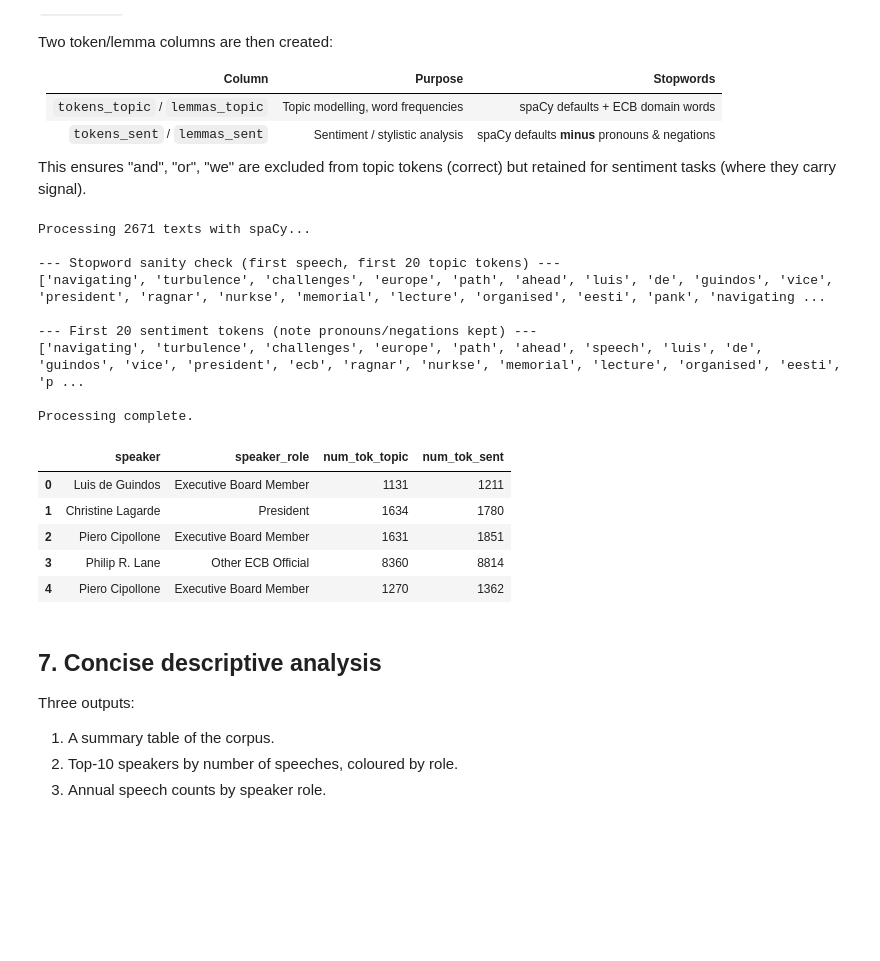
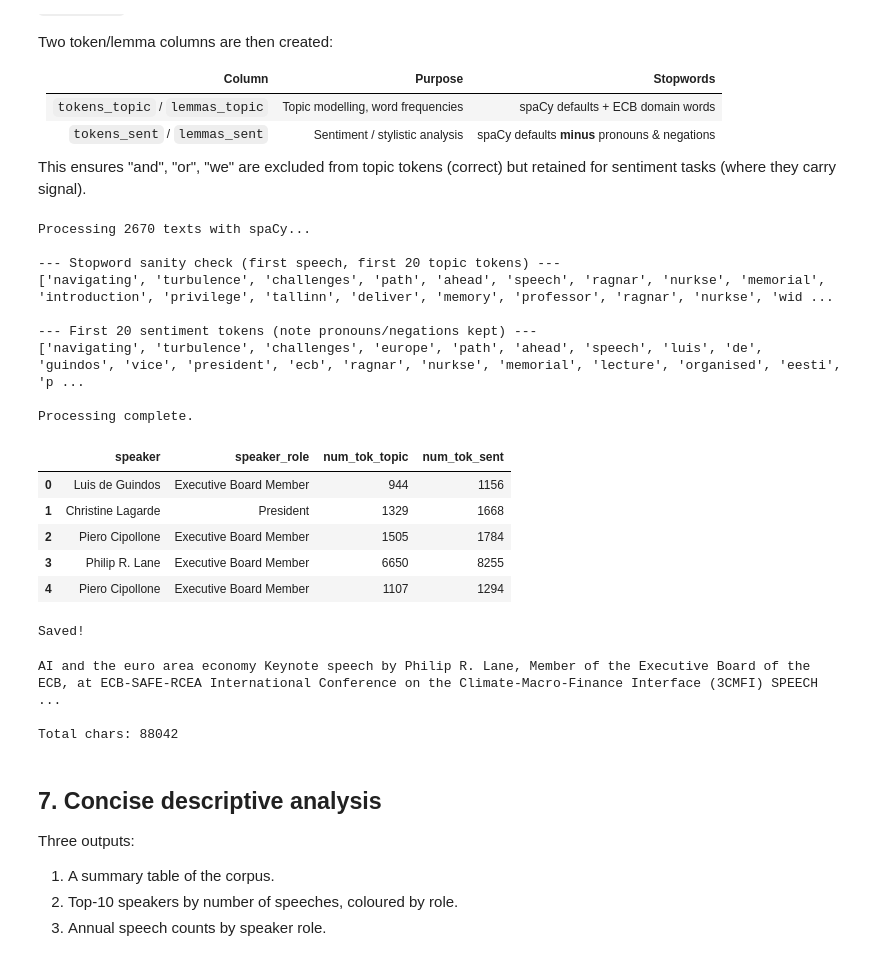
Before and after one commit to maximiliansteinecon/NLP_ECB_SPEECHES, a Jupyter notebook: ecb_speeches_full_project.ipynb, the cells around one changed output. Cells and saved outputs as stored; diff of their text form; code cells hidden in the pictures; blank space fills up the shorter version.

Commit message:
Ran and modified some parts until section 7

```diff
--- a/ecb_speeches_full_project.ipynb
+++ b/ecb_speeches_full_project.ipynb
@@ -209,3 +300,16 @@ Rows retained after all cleaning: 2834  (dropped 2 from original)
 | 0 | 2026-03-26 | Luis de Guindos | Navigating turbulence: challenges... | Navigating turbulence: challenges... |
 | 1 | 2026-03-25 | Christine Lagarde | Navigating energy shocks: risks a... | Navigating energy shocks: risks a... |
 | 2 | 2026-03-24 | Piero Cipollone | The digital euro: preparing for a... | The digital euro: preparing for a... |
+# %%
+print(df["speakers"].isna().sum())
+print(df[df["speakers"] == "nan"][["date", "title"]].head())
+# 2/3 have German titles
+
+df["speakers"] = df["speakers"].replace("nan", pd.NA)
+print(f"Rows with missing speakers: {df['speakers'].isna().sum()}")
+
+# Dropping the rows with no speaker identified
+n_before = len(df)
+df = df.dropna(subset=["speakers"]).reset_index(drop=True)
+print(f"Dropped {n_before - len(df)} rows with missing speakers")
+print(f"Remaining: {len(df)} speeches")
@@ -311,6 +434,8 @@ ROLE_MAP = {
     "Isabel Schnabel":             "Executive Board Member",
     "Luis de Guindos":             "Executive Board Member",
     "Philip Lane":                 "Executive Board Member",
+    # Due to variations in naming:
+    "Philip R. Lane":              "Executive Board Member",
     "Fabio Panetta":               "Executive Board Member",
     "Frank Elderson":              "Executive Board Member",
     "Lorenzo Bini Smaghi":         "Executive Board Member",
@@ -324,8 +449,17 @@ ROLE_MAP = {
     "Vítor Constâncio":            "Executive Board Member",
     "Vitor Constancio":            "Executive Board Member",
     "Benoît Coeuré":               "Executive Board Member",
+    "Benoît Cœuré":                "Executive Board Member",
     "Peter Praet":                 "Executive Board Member",
     "Yves Mersch":                 "Executive Board Member",
+    # I added these based on their past roles; but if you thought of this section differently
+    # like only the present board members, we can delete them:
+    "Lucas Papademos":             "Executive Board Member",  # Vice-President 2002-2010
+    "Sabine Lautenschläger":       "Executive Board Member",  # 2014-2019
+    "Christian Noyer":             "Executive Board Member",  # Vice-President 1998-2002
+    "Tommaso Padoa-Schioppa":      "Executive Board Member",  # founding member 1998-2005
+    "Sirkka Hämäläinen":           "Executive Board Member",  # 1998-2003
+    "Jörg Asmussen":               "Executive Board Member",  # 2012-2014
 }
 
 df_exp["speaker_role"] = df_exp["speaker"].map(ROLE_MAP).fillna("Other ECB Official")
@@ -379,6 +520,13 @@ df_exp["text_clean"] = df_exp["textraw"].apply(clean_text)
 # ── Stopword sets ──
 DOMAIN_SW = {
     "european", "central", "bank", "ecb", "euro", "area",
+    # These seem to be very common in the speeches but not very informative for topic analysis:
+    "policy", "monetary", "economy", "economic",
+    "financial", "price", "growth",
+    "vice", "president", "lecture", "organised",
+    "march", "january", "february", "april", "may", "june",
+    "july", "august", "september", "october", "november", "december"
+    #
     "speech", "remarks", "conference", "panel",
     "opening", "closing", "welcome", "thank", "thanks",
     "today", "tonight", "morning", "afternoon", "evening",
@@ -397,46 +545,73 @@ n_tok_t, n_lem_t, n_tok_s, n_lem_s = [], [], [], []
 texts = df_exp["text_clean"].tolist()
 print(f"Processing {len(texts)} texts with spaCy...")
 
+# I modified this section because of the suffixes and the things like "de", "nurkse" etc. that were being kept as tokens but are not
+#  very informative. I also kept pronouns and negations in the sentiment tokens, as they may be important for sentiment analysis.
 for doc in nlp.pipe(texts, batch_size=64):
-    tt = [t.text  for t in doc if not t.is_punct and not t.is_space and t.text  not in stopwords_topic]
-    lt = [t.lemma_ for t in doc if not t.is_punct and not t.is_space and t.lemma_ not in stopwords_topic]
-    ts = [t.text  for t in doc if not t.is_punct and not t.is_space and t.text  not in stopwords_sent]
-    ls = [t.lemma_ for t in doc if not t.is_punct and not t.is_space and t.lemma_ not in stopwords_sent]
+    tt = [t.text  for t in doc if not t.is_punct and not t.is_space and not t.like_num and t.pos_ != "PROPN" and t.text  not in stopwords_topic and len(t.text) > 1]
+    lt = [t.lemma_ for t in doc if not t.is_punct and not t.is_space and not t.like_num and t.pos_ != "PROPN" and t.lemma_ not in stopwords_topic and len(t.lemma_) > 1]
+    ts = [t.text  for t in doc if not t.is_punct and not t.is_space and not t.like_num and t.text  not in stopwords_sent and len(t.text) > 1]
+    ls = [t.lemma_ for t in doc if not t.is_punct and not t.is_space and not t.like_num and t.lemma_ not in stopwords_sent and len(t.lemma_) > 1]
     toks_t.append(tt); lems_t.append(lt)
     toks_s.append(ts); lems_s.append(ls)
     n_tok_t.append(len(tt)); n_lem_t.append(len(set(lt)))
     n_tok_s.append(len(ts)); n_lem_s.append(len(set(ls)))
 
 df_exp["tokens_topic"]   = toks_t;  df_exp["lemmas_topic"]   = lems_t
 df_exp["tokens_sent"]    = toks_s;  df_exp["lemmas_sent"]    = lems_s
 df_exp["num_tok_topic"]  = n_tok_t; df_exp["num_lem_topic"]  = n_lem_t
 df_exp["num_tok_sent"]   = n_tok_s; df_exp["num_lem_sent"]   = n_lem_s
 
 # ── Quick sanity check ──
 sample = df_exp.iloc[0]
 print("\n--- Stopword sanity check (first speech, first 20 topic tokens) ---")
 print(sample["tokens_topic"][:20])
 print("\n--- First 20 sentiment tokens (note pronouns/negations kept) ---")
 print(sample["tokens_sent"][:20])
 
 print("\nProcessing complete.")
 df_exp[["speaker", "speaker_role", "num_tok_topic", "num_tok_sent"]].head(5)
 # %% [output]
-Processing 2671 texts with spaCy...
+Processing 2670 texts with spaCy...
 
 --- Stopword sanity check (first speech, first 20 topic tokens) ---
-['navigating', 'turbulence', 'challenges', 'europe', 'path', 'ahead', 'luis', 'de', 'guindos', 'vice', 'president', 'ragnar', 'nurkse', 'memorial', 'lecture', 'organised', 'eesti', 'pank', 'navigating ...
+['navigating', 'turbulence', 'challenges', 'path', 'ahead', 'speech', 'ragnar', 'nurkse', 'memorial', 'introduction', 'privilege', 'tallinn', 'deliver', 'memory', 'professor', 'ragnar', 'nurkse', 'wid ...
 
 --- First 20 sentiment tokens (note pronouns/negations kept) ---
 ['navigating', 'turbulence', 'challenges', 'europe', 'path', 'ahead', 'speech', 'luis', 'de', 'guindos', 'vice', 'president', 'ecb', 'ragnar', 'nurkse', 'memorial', 'lecture', 'organised', 'eesti', 'p ...
 
 Processing complete.
 |  | speaker | speaker_role | num_tok_topic | num_tok_sent |
-| 0 | Luis de Guindos | Executive Board Member | 1131 | 1211 |
-| 1 | Christine Lagarde | President | 1634 | 1780 |
-| 2 | Piero Cipollone | Executive Board Member | 1631 | 1851 |
-| 3 | Philip R. Lane | Other ECB Official | 8360 | 8814 |
-| 4 | Piero Cipollone | Executive Board Member | 1270 | 1362 |
+| 0 | Luis de Guindos | Executive Board Member | 944 | 1156 |
+| 1 | Christine Lagarde | President | 1329 | 1668 |
+| 2 | Piero Cipollone | Executive Board Member | 1505 | 1784 |
+| 3 | Philip R. Lane | Executive Board Member | 6650 | 8255 |
+| 4 | Piero Cipollone | Executive Board Member | 1107 | 1294 |
+# %%
+# This I am adding if we want to modify the stowords or fix some earlier mistakes, so that we can test on the saved
+# dataset first then implement in the final run because each time it takes 40mins for me to run the cell above
+import pickle
+with open("df_exp_processed.pkl", "wb") as f:
+    pickle.dump(df_exp, f)
+print("Saved!")
+
+# To use the saved data, uncomment
+#import pickle
+#with open("df_exp_processed.pkl", "rb") as f:
+#    df_exp = pickle.load(f)
+#print(f"Loaded: {len(df_exp)} rows")
+# %% [output]
+Saved!
+# %%
+# Token number was too high for this, seems like the title and content is duplicated; adding another command above to fix this.
+# I modified the codes above to account for possible duplication of title/subtitle in the content,
+# then I realized this particular speech is just long, nothing was a bug. But still kept the code modified
+print(df_exp.loc[3, "textraw"][:500])
+print(f"\nTotal chars: {len(df_exp.loc[3, 'textraw'])}")
+# %% [output]
+AI and the euro area economy Keynote speech by Philip R. Lane, Member of the Executive Board of the ECB, at ECB-SAFE-RCEA International Conference on the Climate-Macro-Finance Interface (3CMFI) SPEECH ...
+
+Total chars: 88042
 # %% [markdown]
 ## 7. Concise descriptive analysis
 
```
Also changed, not shown: parts of 10 cells of this notebook.
